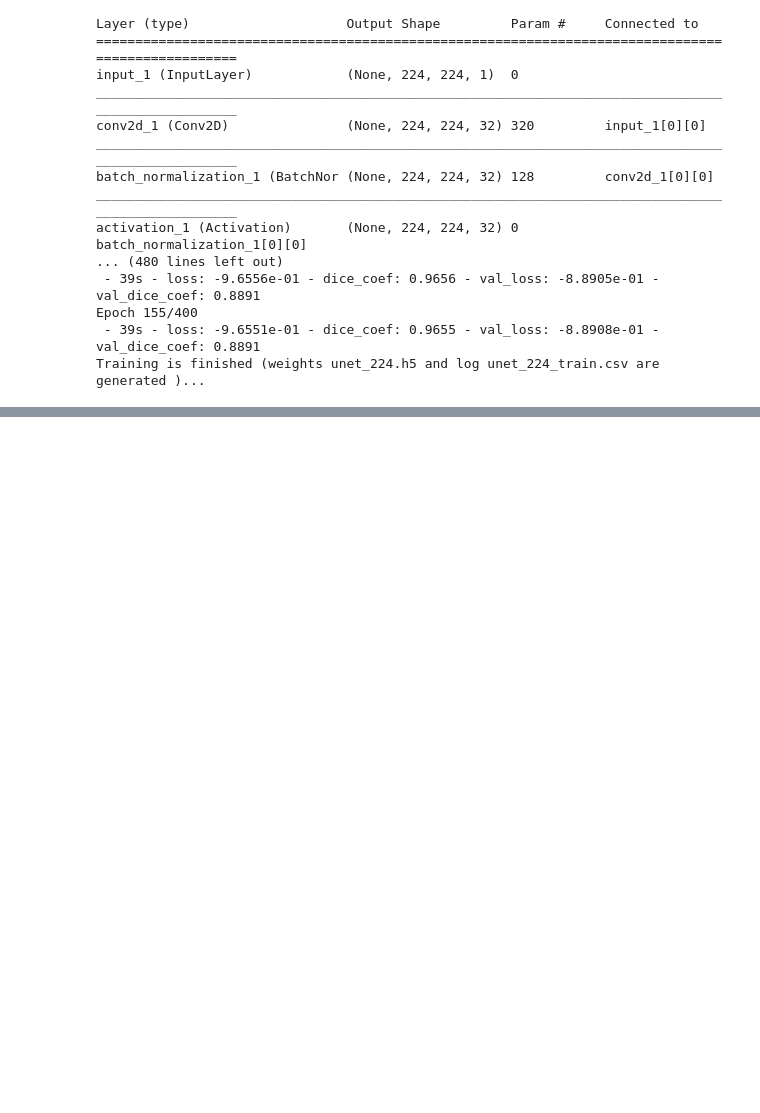
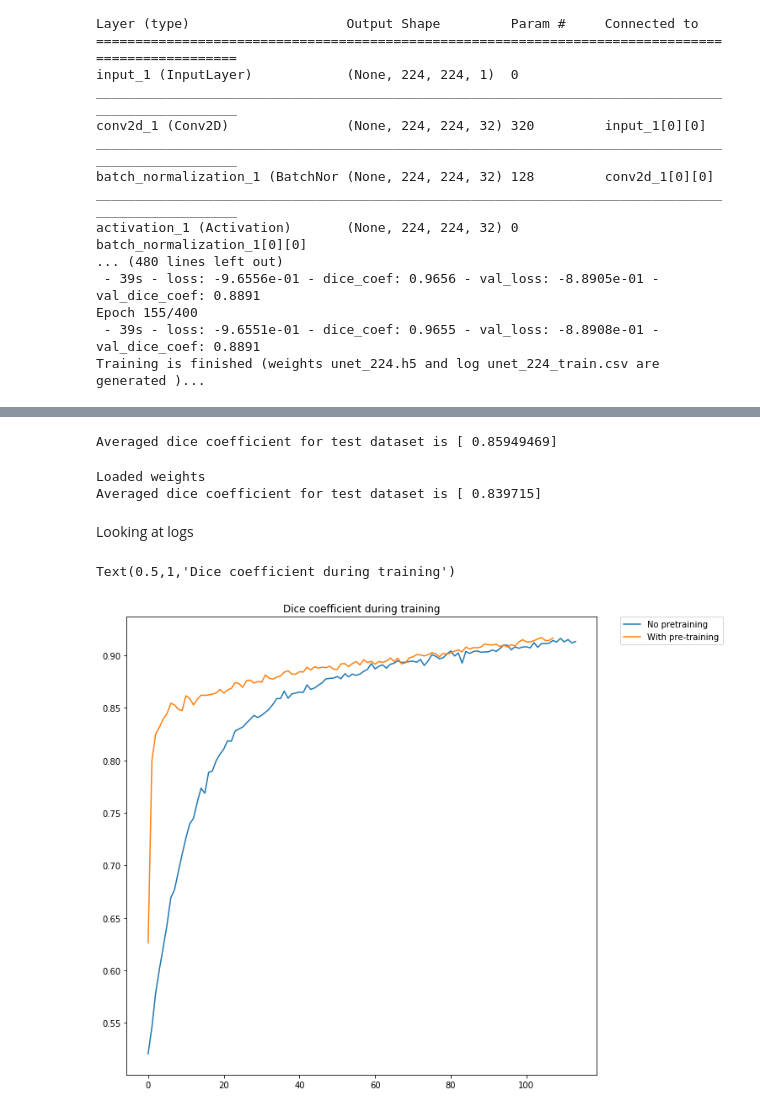
Before and after one commit to i-yu-b/AxSegmenta, a Jupyter notebook: source-code-clean/AxSegmenta report.ipynb, the cells around one changed output, grey strips where cells are left out. Drawn from its saved outputs; the diff is of its cells as text; code cells hidden in the pictures; blank space fills up the shorter version.

```diff
--- a/source-code-clean/AxSegmenta report.ipynb
+++ b/source-code-clean/AxSegmenta report.ipynb
@@ -418,0 +534,9 @@ Training is finished (weights unet_224.h5 and log unet_224_train.csv are generat
+# %%
+dice = 0
+for i in range(len(masks)):
+    dice += dice_coef(masks[i],predicted_masks[i])
+
+dice = dice/len(masks)
+print("Averaged dice coefficient for test dataset is {}".format(dice))
+# %% [output]
+Averaged dice coefficient for test dataset is [ 0.85949469]
@@ -418,0 +583,21 @@ Training is finished (weights unet_224.h5 and log unet_224_train.csv are generat
+# %%
+dice_test = evaluate_all()
+print("Averaged dice coefficient for test dataset is {}".format(dice_test))
+# %% [output]
+Loaded weights
+Averaged dice coefficient for test dataset is [ 0.839715]
+# %% [markdown]
+Looking at logs
+# %%
+logs = pd.read_csv('/notebooks/b.irina/AxSegmenta/checkpoints/unet_224_train.csv')
+logs_with_pretrain = pd.read_csv('/notebooks/b.irina/AxSegmenta/checkpoints/unet_224_train_with_pretrain.csv')
+# %%
+fig = plt.figure(figsize=(10, 10))
+plt.plot(logs['dice_coef'], label="No pretraining")
+plt.plot(logs_with_pretrain['dice_coef'], label="With pre-training")
+# Place a legend to the right of this smaller subplot.
+plt.legend(bbox_to_anchor=(1.05, 1), loc=2, borderaxespad=0.)
+plt.title("Dice coefficient during training")
+# %% [output]
+Text(0.5,1,'Dice coefficient during training')
+[figure, added]
```
Also changed, not shown: parts of 10 cells of this notebook.
